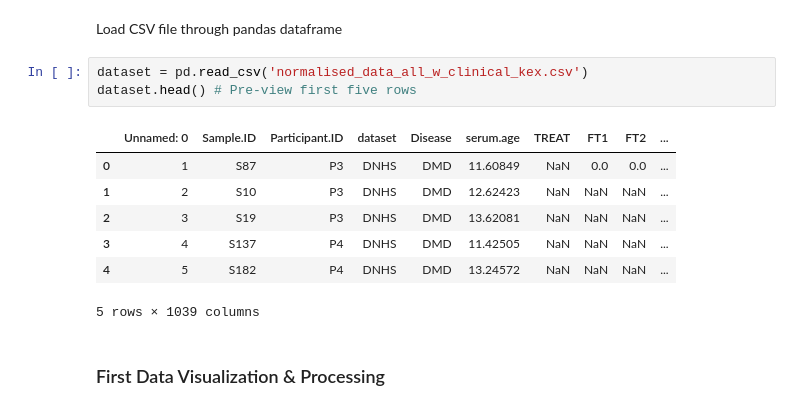
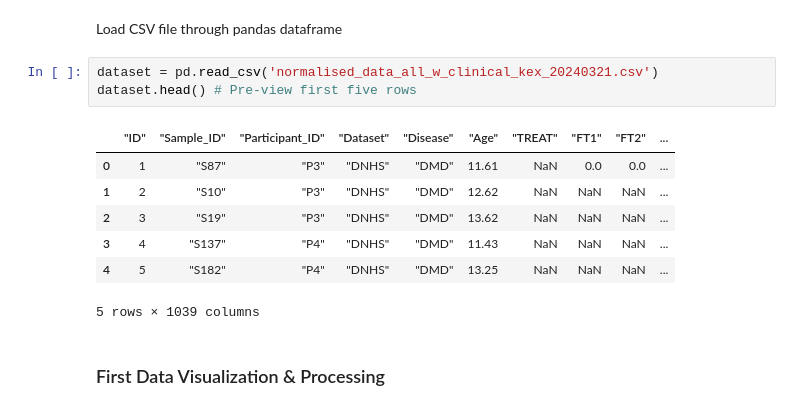
Before and after one commit to sarafuyu/KEX-DA150x-KTH, a Jupyter notebook: Datahandling.ipynb, the cells around one changed output. Saved outputs shown, nothing was run; the diff lists cells and outputs as text.

Commit message:
Fixing data issues and conversion part
Still some unknown error in the token to val conversion

```diff
--- a/Datahandling.ipynb
+++ b/Datahandling.ipynb
@@ -29,15 +29,15 @@ import numpy as np
 # %% [markdown]
 Load CSV file through pandas dataframe
 # %%
-dataset = pd.read_csv('normalised_data_all_w_clinical_kex.csv')
+dataset = pd.read_csv('normalised_data_all_w_clinical_kex_20240321.csv')
 dataset.head() # Pre-view first five rows
 # %% [output]
-|  | Unnamed: 0 | Sample.ID | Participant.ID | dataset | Disease | serum.age | TREAT | FT1 | FT2 | ... |
-| 0 | 1 | S87 | P3 | DNHS | DMD | 11.60849 | NaN | 0.0 | 0.0 | ... |
-| 1 | 2 | S10 | P3 | DNHS | DMD | 12.62423 | NaN | NaN | NaN | ... |
-| 2 | 3 | S19 | P3 | DNHS | DMD | 13.62081 | NaN | NaN | NaN | ... |
-| 3 | 4 | S137 | P4 | DNHS | DMD | 11.42505 | NaN | NaN | NaN | ... |
-| 4 | 5 | S182 | P4 | DNHS | DMD | 13.24572 | NaN | NaN | NaN | ... |
+|  | "ID" | "Sample_ID" | "Participant_ID" | "Dataset" | "Disease" | "Age" | "TREAT" | "FT1" | "FT2" | ... |
+| 0 | 1 | "S87" | "P3" | "DNHS" | "DMD" | 11.61 | NaN | 0.0 | 0.0 | ... |
+| 1 | 2 | "S10" | "P3" | "DNHS" | "DMD" | 12.62 | NaN | NaN | NaN | ... |
+| 2 | 3 | "S19" | "P3" | "DNHS" | "DMD" | 13.62 | NaN | NaN | NaN | ... |
+| 3 | 4 | "S137" | "P4" | "DNHS" | "DMD" | 11.43 | NaN | NaN | NaN | ... |
+| 4 | 5 | "S182" | "P4" | "DNHS" | "DMD" | 13.25 | NaN | NaN | NaN | ... |
 5 rows × 1039 columns
 # %% [markdown]
 ### First Data Visualization & Processing
```
Also changed, not shown: parts of 5 cells of this notebook, 1 other file.
